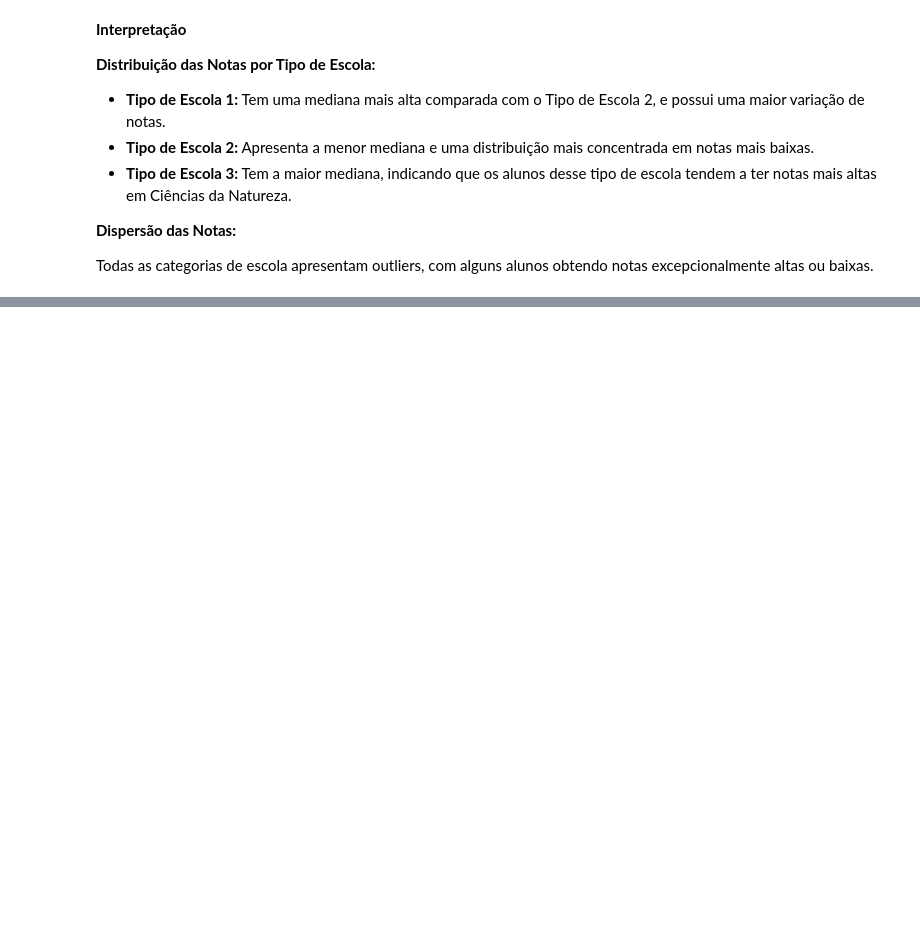
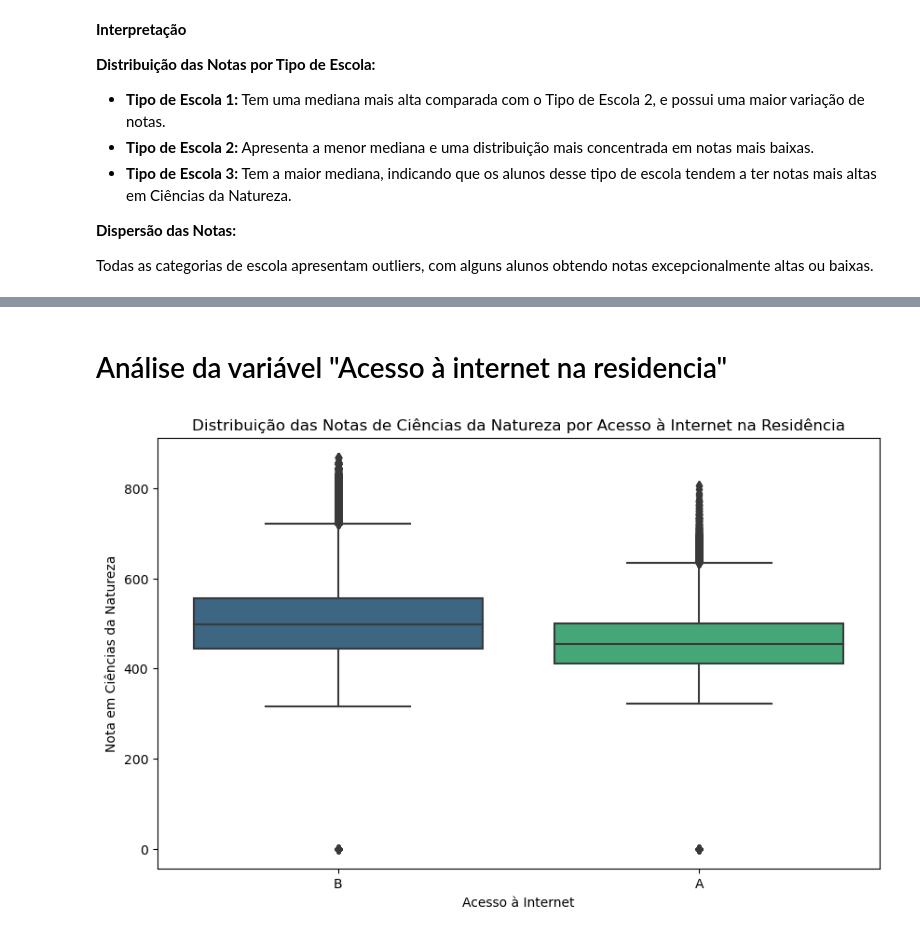
Before and after one commit to mathbelar/Projeto3, a Jupyter notebook: projeto3.ipynb, the cells around one changed output, grey strips where cells are left out. Saved outputs shown, nothing was run; the diff lists cells and outputs as text; code cells hidden in the pictures; blank space fills up the shorter version.

```diff
--- a/projeto3.ipynb
+++ b/projeto3.ipynb
@@ -208,0 +338,16 @@ Todas as categorias de escola apresentam outliers, com alguns alunos obtendo not
+# %% [markdown]
+# Análise da variável "Acesso à internet na residencia"
+# %%
+# Filtrar as colunas de interesse
+colunas_interesse = ['NU_NOTA_CN', 'Q025']  # Q025 representa o acesso à internet na residência
+df_filtrado = dados[colunas_interesse].dropna()
+
+# Gráfico de Boxplot
+plt.figure(figsize=(10, 6))
+sns.boxplot(data=df_filtrado, x='Q025', y='NU_NOTA_CN', palette='viridis')
+plt.title('Distribuição das Notas de Ciências da Natureza por Acesso à Internet na Residência')
+plt.xlabel('Acesso à Internet')
+plt.ylabel('Nota em Ciências da Natureza')
+plt.show()
+# %% [output]
+[figure, added]
```
Also changed, not shown: parts of 12 cells of this notebook.
